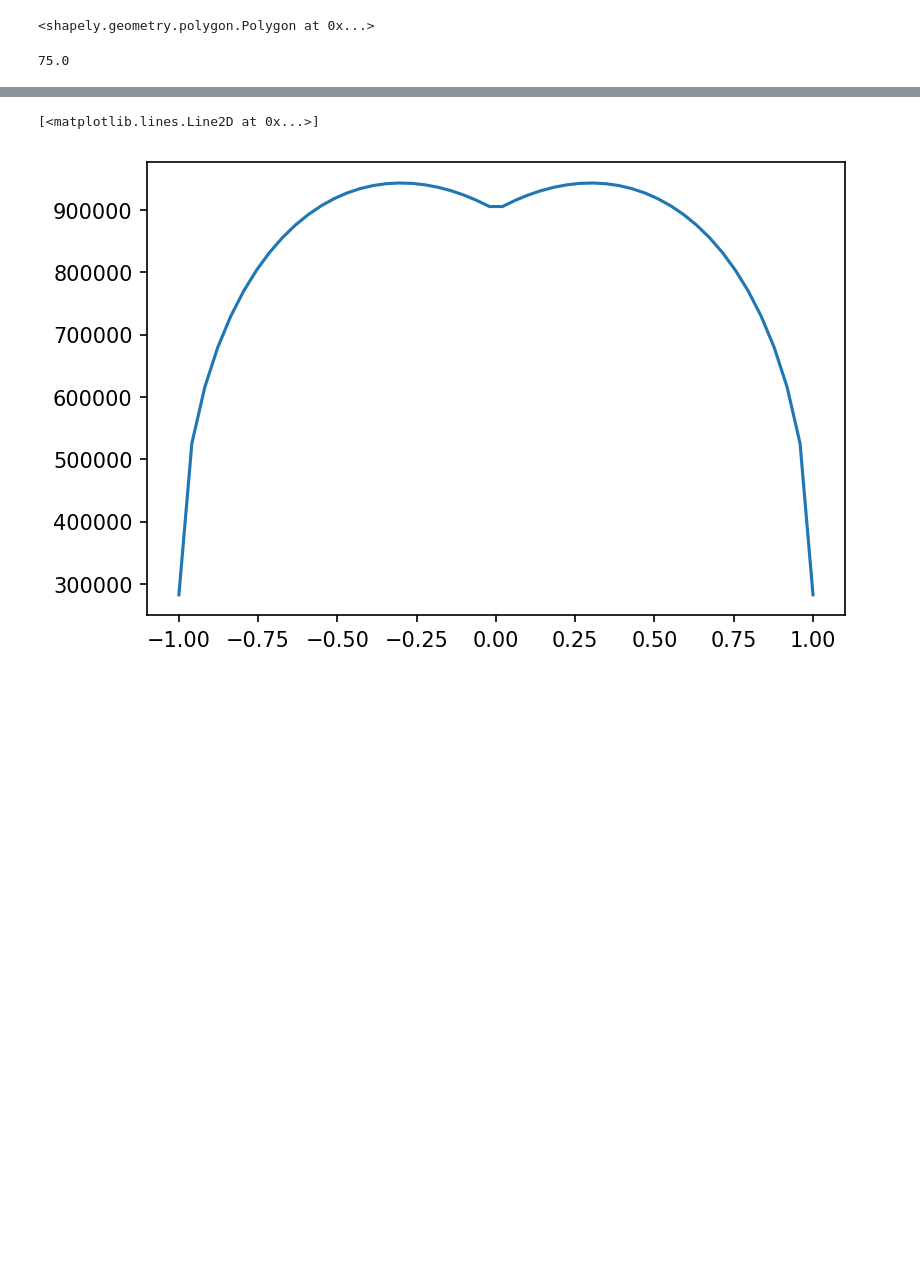
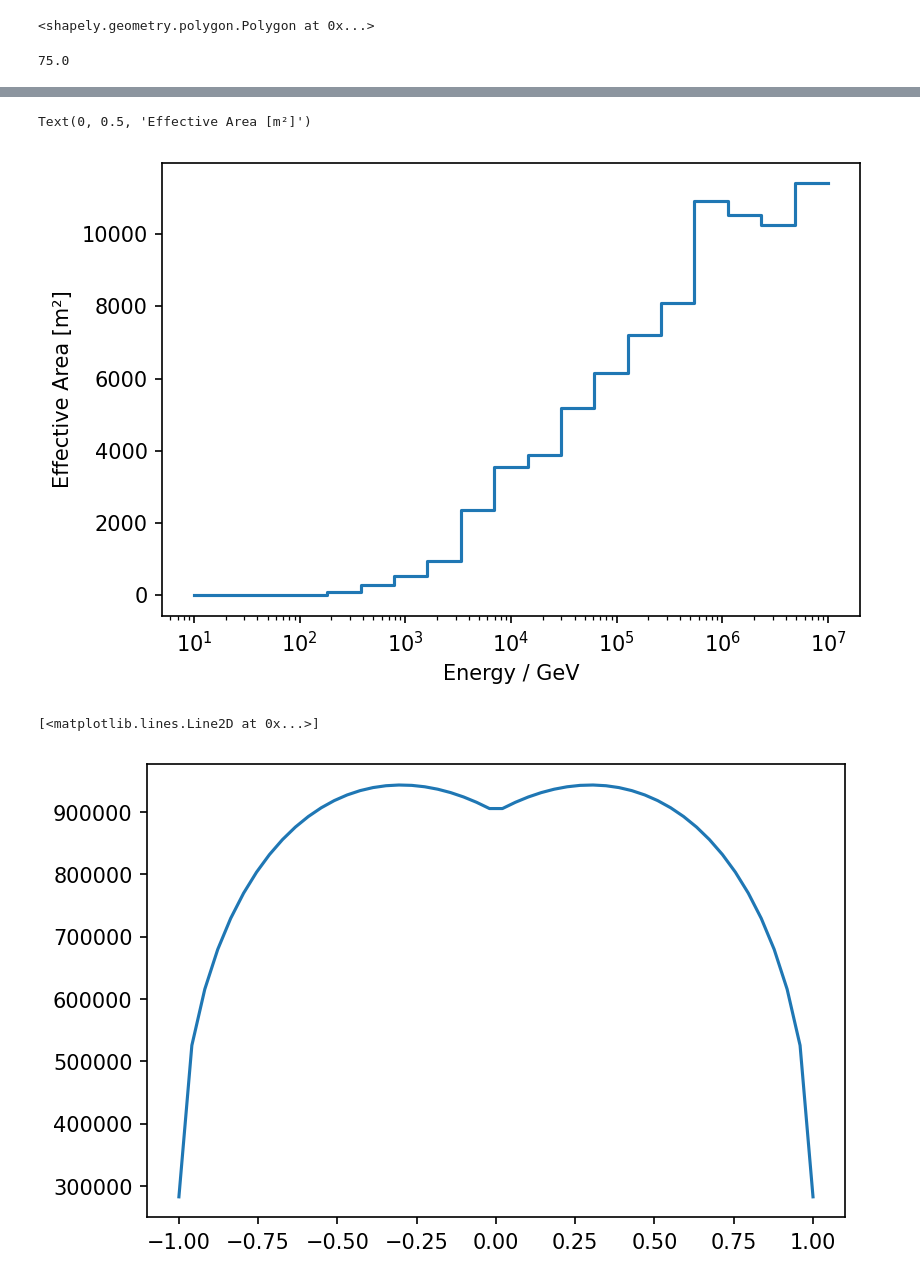
Before and after one commit to chrhck/gnn_testbed, a Jupyter notebook: pone_proto_eff_area.ipynb, the cells around one changed output, grey strips where cells are left out. Drawn from its saved outputs; the diff is of its cells as text; code cells hidden in the pictures; blank space fills up the shorter version.

```diff
--- a/pone_proto_eff_area.ipynb
+++ b/pone_proto_eff_area.ipynb
@@ -122,5 +149,5 @@ plot_events(det, tracks[10:20], records=track_records[10:20], );
 # %%
-proj_area_int = scipy.integrate.quad(lambda ct: get_proj_area_for_zen(1500, 300, ct), -1, 1)[0] / (2)
+proj_area_int = scipy.integrate.quad(lambda ct: get_proj_area_for_zen(height, radius, ct), -1, 1)[0] / (2)
 proj_area_det_int = scipy.integrate.quad(lambda ct: get_proj_area_for_zen(1000, 150, ct), -1, 1)[0] / (2)
 # %%
 triggers = []
@@ -167,3 +202,15 @@ areas.sum() / 2E4
+# %%
+hzen, _ = np.histogram(energies[trigger_mask], bins=ebins)
+#hzen, _ = np.histogram(coszeniths, bins=costbins)
+hzen = hzen * proj_area_int / len(tracks)
+
+plt.step(ebins, np.append(hzen, hzen[-1]), where="post")
+plt.semilogx()
+plt.xlabel("Energy / GeV")
+plt.ylabel("Effective Area [m²]")
+# %% [output]
+Text(0, 0.5, 'Effective Area [m²]')
+[figure, added]
 # %%
 cz = np.linspace(-1, 1)
 plt.plot(cz, get_proj_area_for_zen(1500, 300, cz))
```
Also changed, not shown: parts of 35 cells of this notebook, 2 other files.
